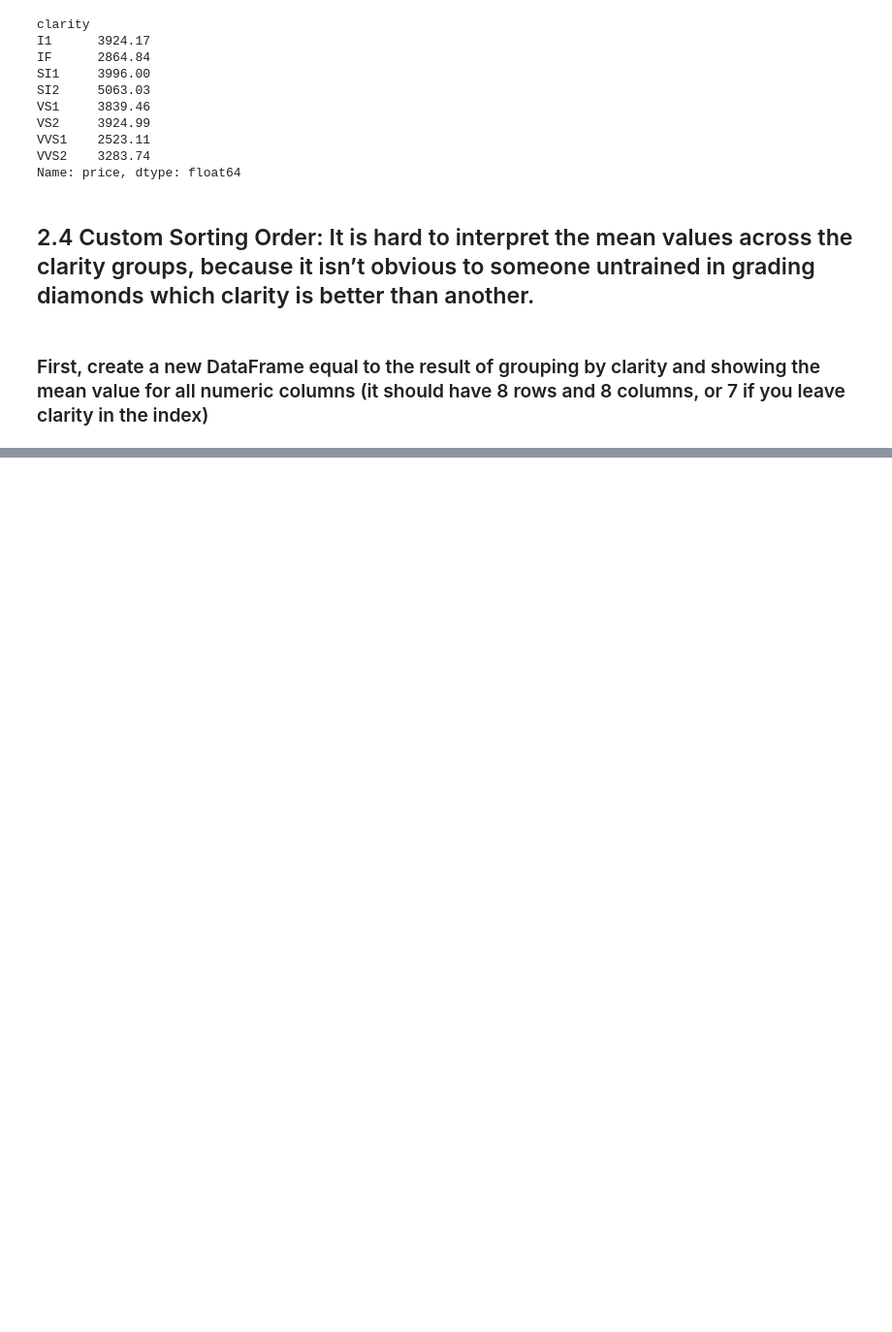
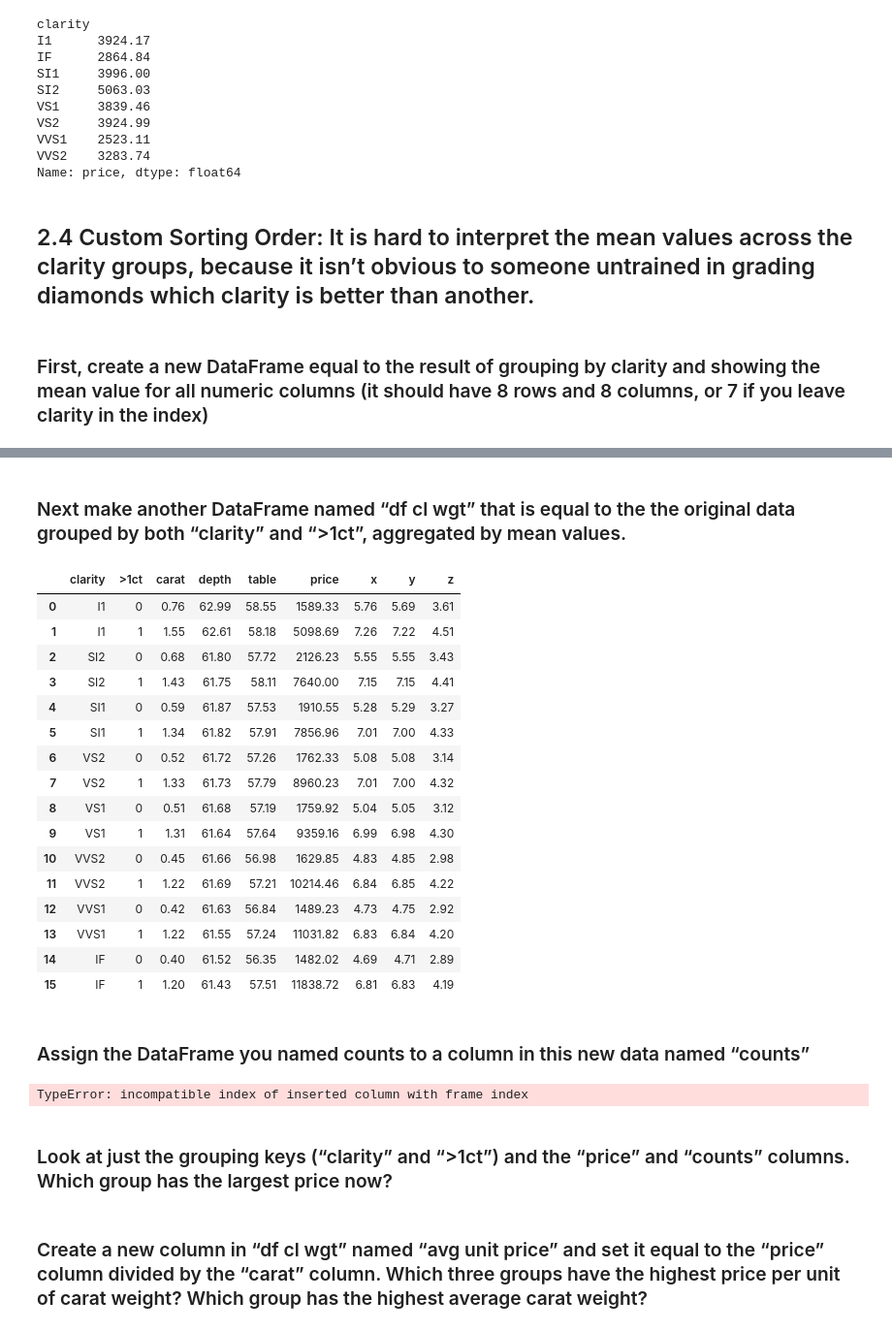
Before and after one commit to jballesterosc/uchicago-mpp, a Jupyter notebook: 3_spring_2026/data_programming/skills-psets/W6.ipynb, the cells around one changed output, grey strips where cells are left out. Shown at 97% size. Saved outputs shown, nothing was run; the diff lists cells and outputs as text; code cells hidden in the pictures; blank space fills up the shorter version.

```diff
--- a/3_spring_2026/data_programming/skills-psets/W6.ipynb
+++ b/3_spring_2026/data_programming/skills-psets/W6.ipynb
@@ -149,0 +325,30 @@ df.groupby("clarity")["price"].agg(Mean=("Price", "count")).reset_index()
+# %% [markdown]
+### Next make another DataFrame named “df cl wgt” that is equal to the the original data grouped by both “clarity” and “>1ct”, aggregated by mean values.
+# %%
+df_cl_wgt = df_diamonds.groupby(["clarity", ">1ct"], as_index=False).agg(calc_means).round(2)
+# %%
+df_cl_wgt
+# %% [output]
+|  | clarity | >1ct | carat | depth | table | price | x | y | z |
+| 0 | I1 | 0 | 0.76 | 62.99 | 58.55 | 1589.33 | 5.76 | 5.69 | 3.61 |
+| 1 | I1 | 1 | 1.55 | 62.61 | 58.18 | 5098.69 | 7.26 | 7.22 | 4.51 |
+| 2 | SI2 | 0 | 0.68 | 61.80 | 57.72 | 2126.23 | 5.55 | 5.55 | 3.43 |
+| 3 | SI2 | 1 | 1.43 | 61.75 | 58.11 | 7640.00 | 7.15 | 7.15 | 4.41 |
+| 4 | SI1 | 0 | 0.59 | 61.87 | 57.53 | 1910.55 | 5.28 | 5.29 | 3.27 |
+| 5 | SI1 | 1 | 1.34 | 61.82 | 57.91 | 7856.96 | 7.01 | 7.00 | 4.33 |
+| 6 | VS2 | 0 | 0.52 | 61.72 | 57.26 | 1762.33 | 5.08 | 5.08 | 3.14 |
+| 7 | VS2 | 1 | 1.33 | 61.73 | 57.79 | 8960.23 | 7.01 | 7.00 | 4.32 |
+| 8 | VS1 | 0 | 0.51 | 61.68 | 57.19 | 1759.92 | 5.04 | 5.05 | 3.12 |
+| 9 | VS1 | 1 | 1.31 | 61.64 | 57.64 | 9359.16 | 6.99 | 6.98 | 4.30 |
+| 10 | VVS2 | 0 | 0.45 | 61.66 | 56.98 | 1629.85 | 4.83 | 4.85 | 2.98 |
+| 11 | VVS2 | 1 | 1.22 | 61.69 | 57.21 | 10214.46 | 6.84 | 6.85 | 4.22 |
+| 12 | VVS1 | 0 | 0.42 | 61.63 | 56.84 | 1489.23 | 4.73 | 4.75 | 2.92 |
+| 13 | VVS1 | 1 | 1.22 | 61.55 | 57.24 | 11031.82 | 6.83 | 6.84 | 4.20 |
+| 14 | IF | 0 | 0.40 | 61.52 | 56.35 | 1482.02 | 4.69 | 4.71 | 2.89 |
+| 15 | IF | 1 | 1.20 | 61.43 | 57.51 | 11838.72 | 6.81 | 6.83 | 4.19 |
+# %% [markdown]
+### Assign the DataFrame you named counts to a column in this new data named “counts”
+# %%
+df_cl_wgt["counts"] = counts["counts"]
+# %% [output]
+TypeError: incompatible index of inserted column with frame index
@@ -149,0 +357,4 @@ df.groupby("clarity")["price"].agg(Mean=("Price", "count")).reset_index()
+# %% [markdown]
+### Look at just the grouping keys (“clarity” and “>1ct”) and the “price” and “counts” columns. Which group has the largest price now?
+# %% [markdown]
+### Create a new column in “df cl wgt” named “avg unit price” and set it equal to the “price” column divided by the “carat” column. Which three groups have the highest price per unit of carat weight? Which group has the highest average carat weight?
```
Also changed, not shown: parts of 24 cells of this notebook.
